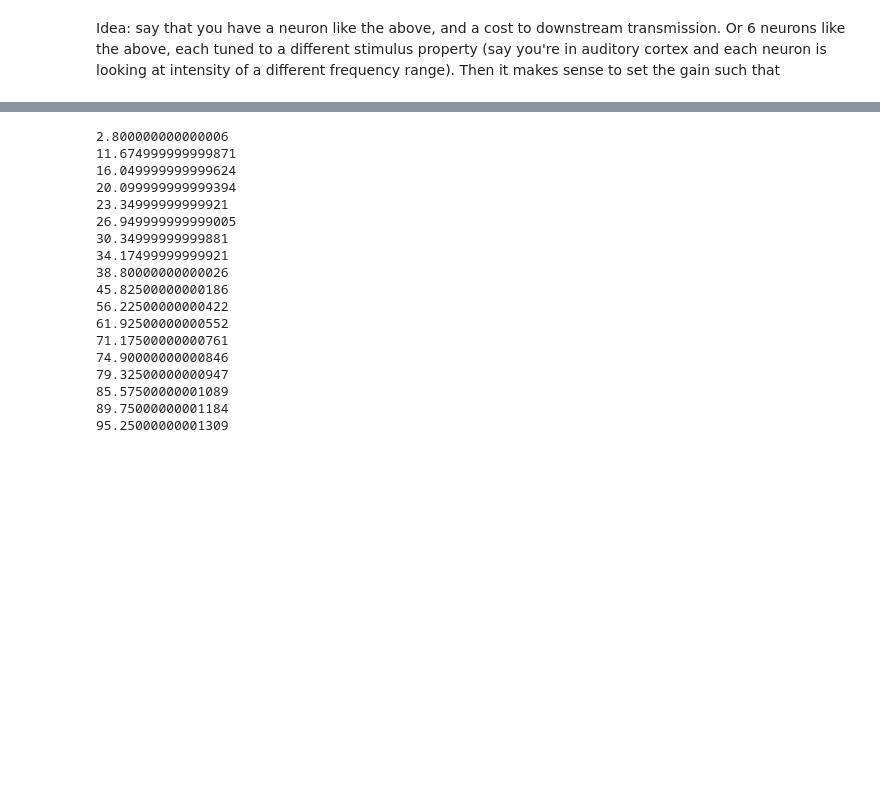
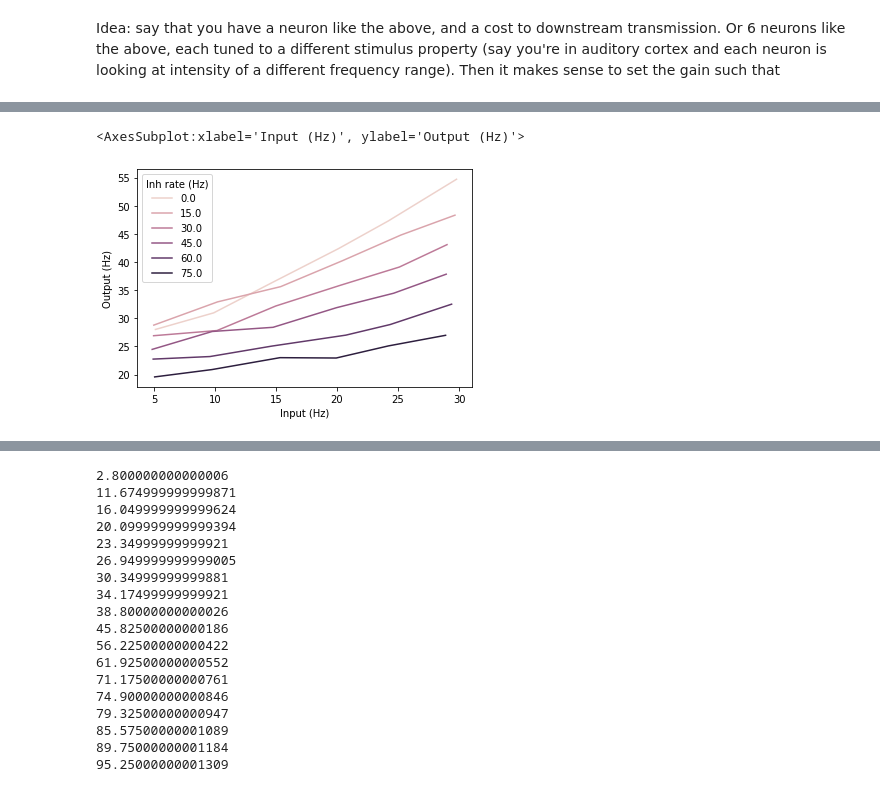
Before and after one commit to epiasini/neuronschool2022, a Jupyter notebook: Neuronschool-Tutorial.ipynb, the cells around one changed output, grey strips where cells are left out. Saved outputs shown, nothing was run; the diff lists cells and outputs as text; code cells hidden in the pictures; blank space fills up the shorter version.

```diff
--- a/Neuronschool-Tutorial.ipynb
+++ b/Neuronschool-Tutorial.ipynb
@@ -191,0 +192,5 @@ sns.lineplot(data=a.to_dataframe(), x='Exc stdev (Hz)', y='Output (Hz)', hue='In
+# %%
+sns.lineplot(data=a.std(dim='Trial').to_dataframe(), x='Input (Hz)', y='Output (Hz)', hue='Inh rate (Hz)')
+# %% [output]
+<AxesSubplot:xlabel='Input (Hz)', ylabel='Output (Hz)'>
+[figure, added]
```
Also changed, not shown: parts of 6 cells of this notebook.
